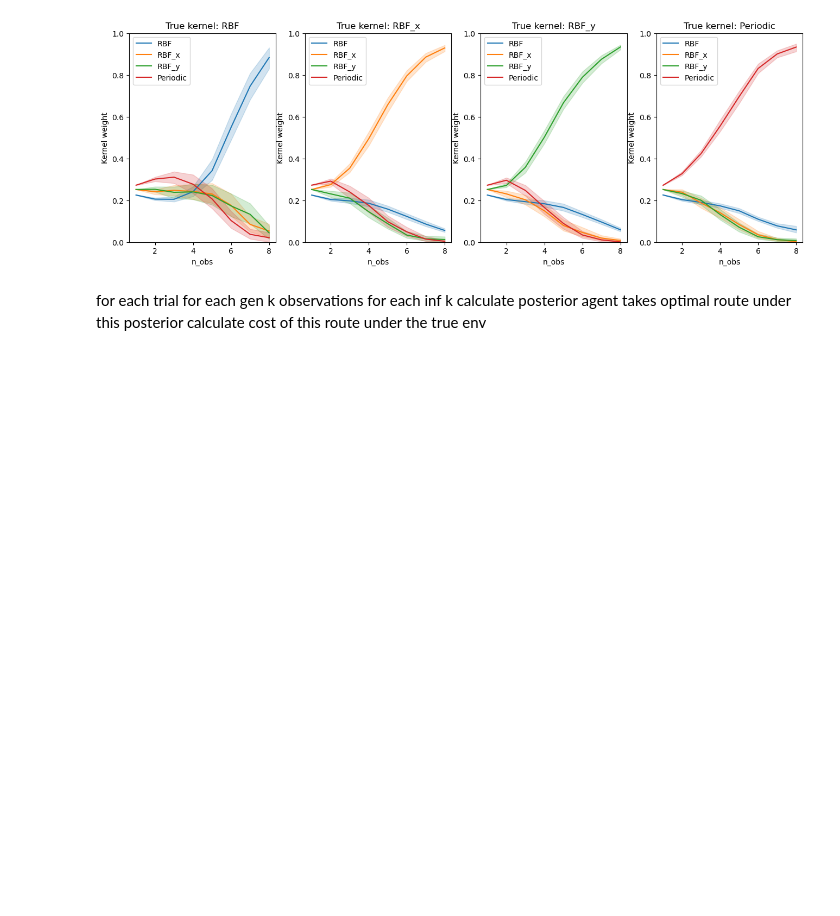
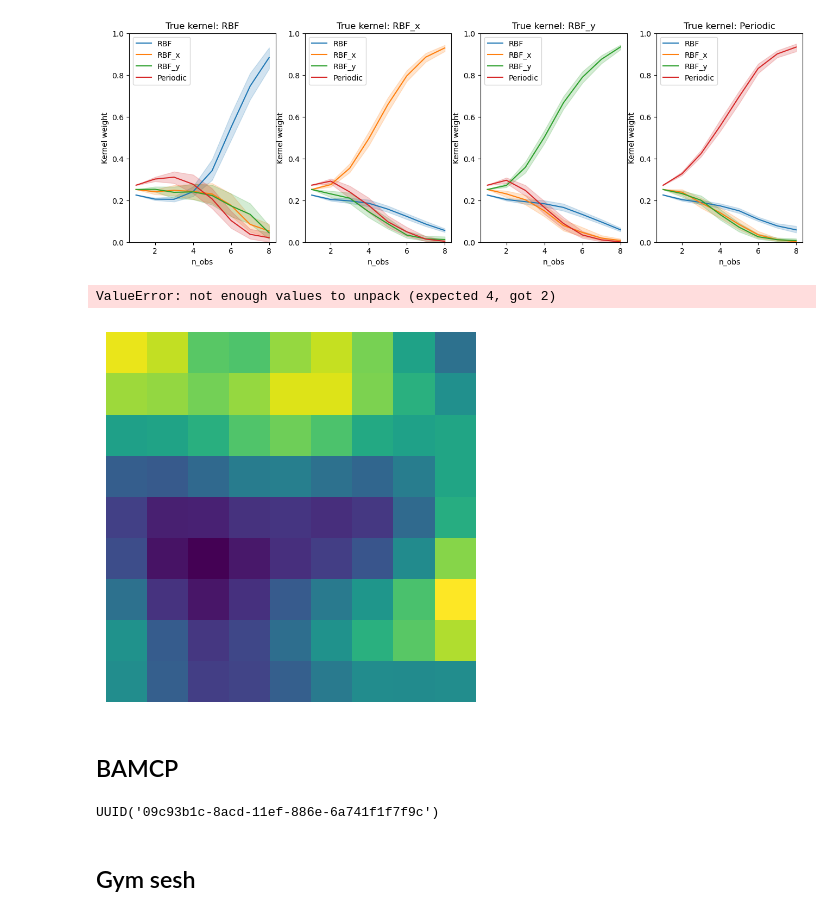
Before and after one commit to tgham/context_exploration, a Jupyter notebook: GP_worlds.ipynb, the cells around one changed output. Cells and saved outputs as stored; diff of their text form; code cells hidden in the pictures; blank space fills up the shorter version.

```diff
--- a/GP_worlds.ipynb
+++ b/GP_worlds.ipynb
@@ -845,11 +845,25 @@ for metric in metrics:
 [figure]
 [figure]
 [figure]
-# %% [markdown]
-for each trial
-    for each gen k
-        observations
-        for each inf k
-            calculate posterior
-            agent takes optimal route under this posterior
-            calculate cost of this route under the true env
+# %%
+## sample from a GP using an RBF kernel
+gp = GP_world(9, params)
+samples = gp.sample(gp.K_rbf)
+axs = plt.subplot()
+plot_r(samples,axs)
+
+## imagine that P has made 3 observations from the left middle of the environment
+axs = plt.subplot()
+plot_r(samples,axs)
+obs = np.array([[4,4],[4,5],[4,6]])
+plot_obs(obs, axs)
+# %% [output]
+ValueError: not enough values to unpack (expected 4, got 2)
+[figure, added]
+# %% [markdown]
+## BAMCP
+# %%
+import uuid
+uuid.uuid1()
+# %% [output]
+UUID('09c93b1c-8acd-11ef-886e-6a741f1f7f9c')
@@ -855,0 +1065,2 @@ for each trial
+# %% [markdown]
+## Gym sesh
```
Also changed, not shown: parts of 10 cells of this notebook, 4 other files.
